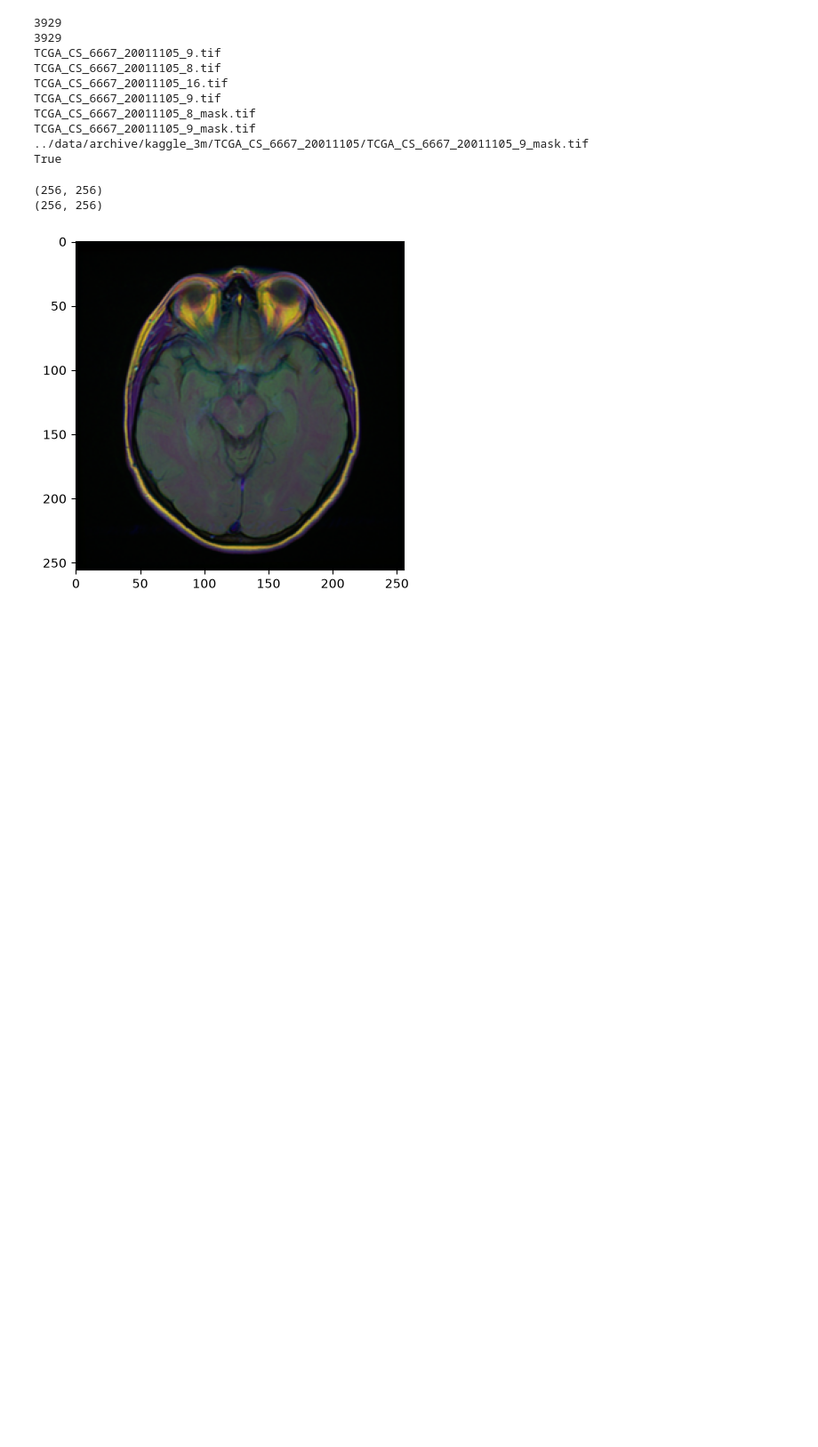
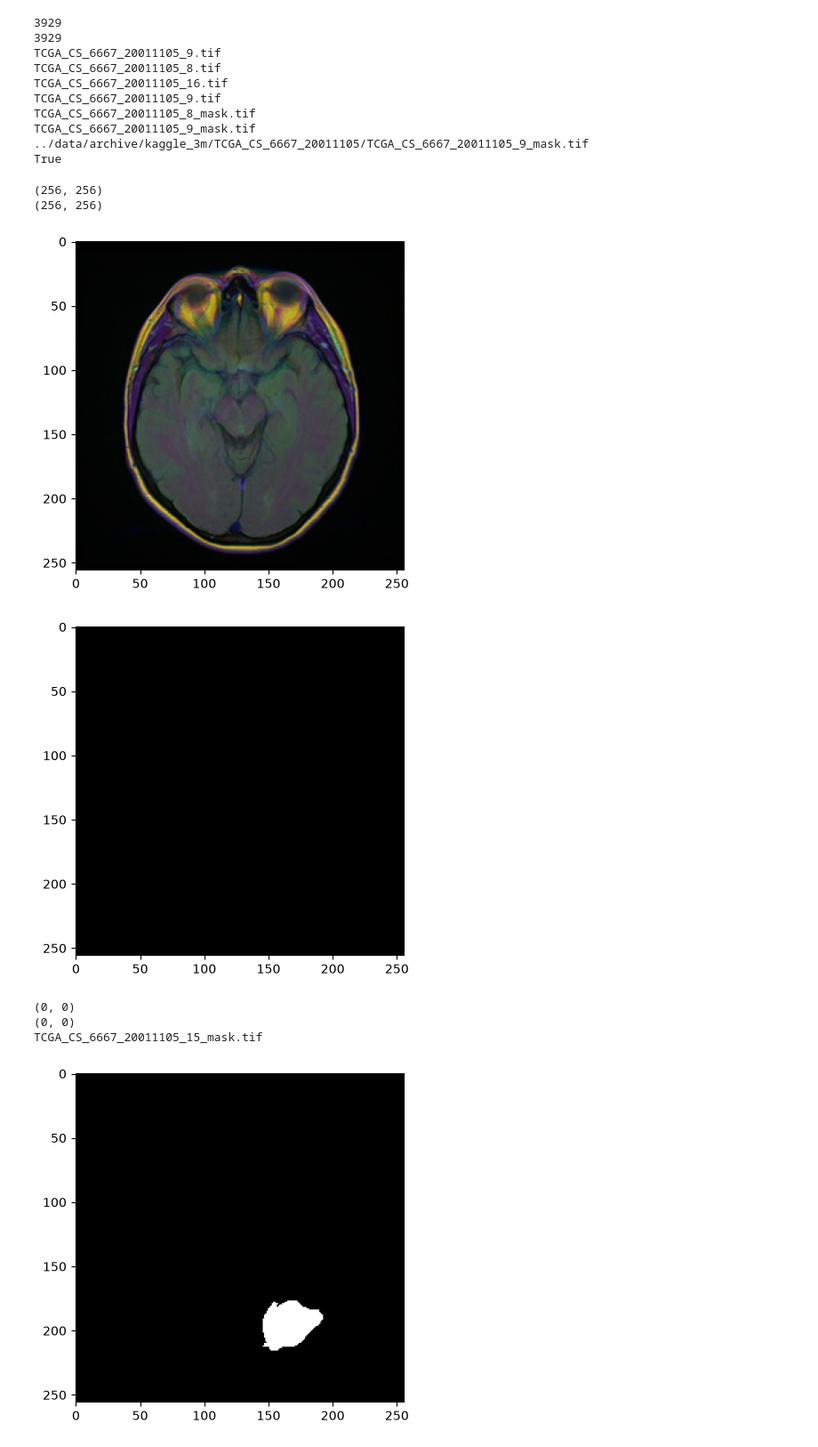
Before and after one commit to m-isik/Brain-MRI-Segmentation-Using-U-Net, a Jupyter notebook: notebooks/01_exploration.ipynb, the cells around one changed output. Shown at 89% size. Drawn from its saved outputs; the diff is of its cells as text; code cells hidden in the pictures; blank space fills up the shorter version.

Commit message:
Find and display nonempty segmentation mask

```diff
--- a/notebooks/01_exploration.ipynb
+++ b/notebooks/01_exploration.ipynb
@@ -53,3 +53,22 @@ plt.imshow(mri_image)
 plt.show()
 # %% [output]
 [figure]
+# %%
+plt.imshow(mask_image,cmap= "gray")
+plt.show()
+print(mask_image.getextrema())
+another_mask = Image.open(mask_files[1])
+print(another_mask.getextrema())
+for mask_file in mask_files:
+    opened_mask = Image.open(mask_file)
+    if opened_mask.getextrema()[1] > 0:
+        print(mask_file.name)
+        break
+plt.imshow(opened_mask, cmap= "gray")
+plt.show()
+# %% [output]
+[figure, added]
+(0, 0)
+(0, 0)
+TCGA_CS_6667_20011105_15_mask.tif
+[figure, added]
```
